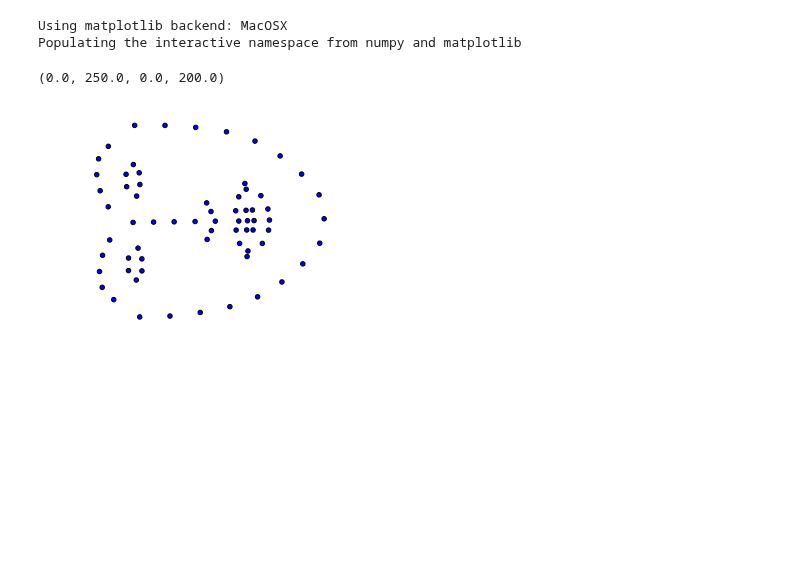
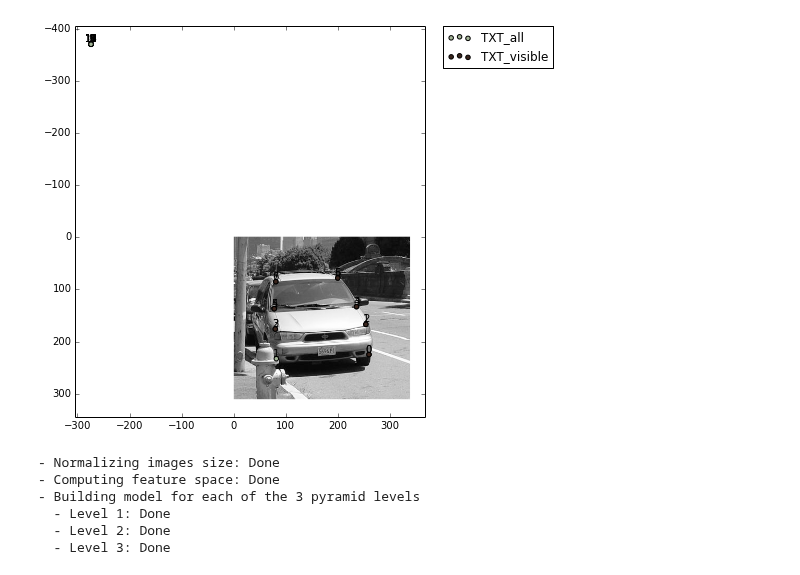
Before and after one commit to jalabort/scrap2, a Jupyter notebook: notebooks/Fitters/AAMs.ipynb, the cells around one changed output. Drawn from its saved outputs; the diff is of its cells as text; code cells hidden in the pictures; blank space fills up the shorter version.

```diff
--- a/notebooks/Fitters/AAMs.ipynb
+++ b/notebooks/Fitters/AAMs.ipynb
@@ -1,16 +6,13 @@
 # %%
-import menpo.io as pio
-from menpo.landmark import labeller, ibug_68_trimesh, ibug_49_points
+import menpo.io as mio
+from menpo.landmark import labeller, streetscene_car_view_0
 
-# load training images
 training_images = []
-for i in pio.import_images('/Users/joan/PhD/DataBases/lfpw/trainset/*.png'):
-    # crop image
-    i.crop_to_landmarks_proportion_inplace(0.1)
-    # label it
-    labeller(i, 'PTS', ibug_68_trimesh)
-    # convert it to grayscale if needed
+for i in mio.import_images('/data/PhD/DataBases/cars/cmu_car_data1/view0/',
+                           max_images=10, verbose=True):
+    labeller(i, None, streetscene_car_view_0)
+    i.crop_to_landmarks_proportion_inplace(0.5,
+                                           group='streetscene_car_view_0')
     if i.n_channels == 3:
         i = i.as_greyscale(mode='luminosity')
-    # append it to the list
     training_images.append(i)
@@ -57,25 +20,0 @@ browse_final_images2(m.points)
-# %%
-from menpo.fitmultilevel.functions import mean_pointcloud
-%matplotlib inline
-%pylab
-
-shapes = [i.landmarks['PTS'].lms for i in training_images]
-m = mean_pointcloud(shapes)
-m.view()
-axis('off')
-# %% [output]
-Using matplotlib backend: MacOSX
-Populating the interactive namespace from numpy and matplotlib
-(0.0, 250.0, 0.0, 200.0)
-[figure, removed]
-# %%
-%matplotlib inline
-import matplotlib.pyplot as plt
-from IPython.html.widgets import interact, interactive
-
-def browse_images(images, group=None, label='all'):
-    n = len(images)
-    def view_image(i):
-        images[i].landmarks[group][label].view()
-        plt.show()
-    interact(view_image, i=(0,n-1))
@@ -107,2 +21,22 @@ aam = aambuilder.build(training_images, group='PTS', verbose=True)
+# %%
+from menpo.visualize import browse_images
+
+browse_images(training_images)
+# %% [output]
+[figure, added]
+# %%
+from menpo.fitmultilevel.aam import AAMBuilder
+
+aam_builder = AAMBuilder(normalization_diagonal=100,
+                         downscale=1.5)
+aam = aam_builder.build(training_images, group='streetscene_car_view_0',
+                       verbose=True)
+# %% [output]
+- Normalizing images size: Done
+- Computing feature space: Done
+- Building model for each of the 3 pyramid levels
+  - Level 1: Done
+  - Level 2: Done
+  - Level 3: Done
 # %%
 print aam
```
Also changed, not shown: parts of 25 cells of this notebook, 1 other file.
